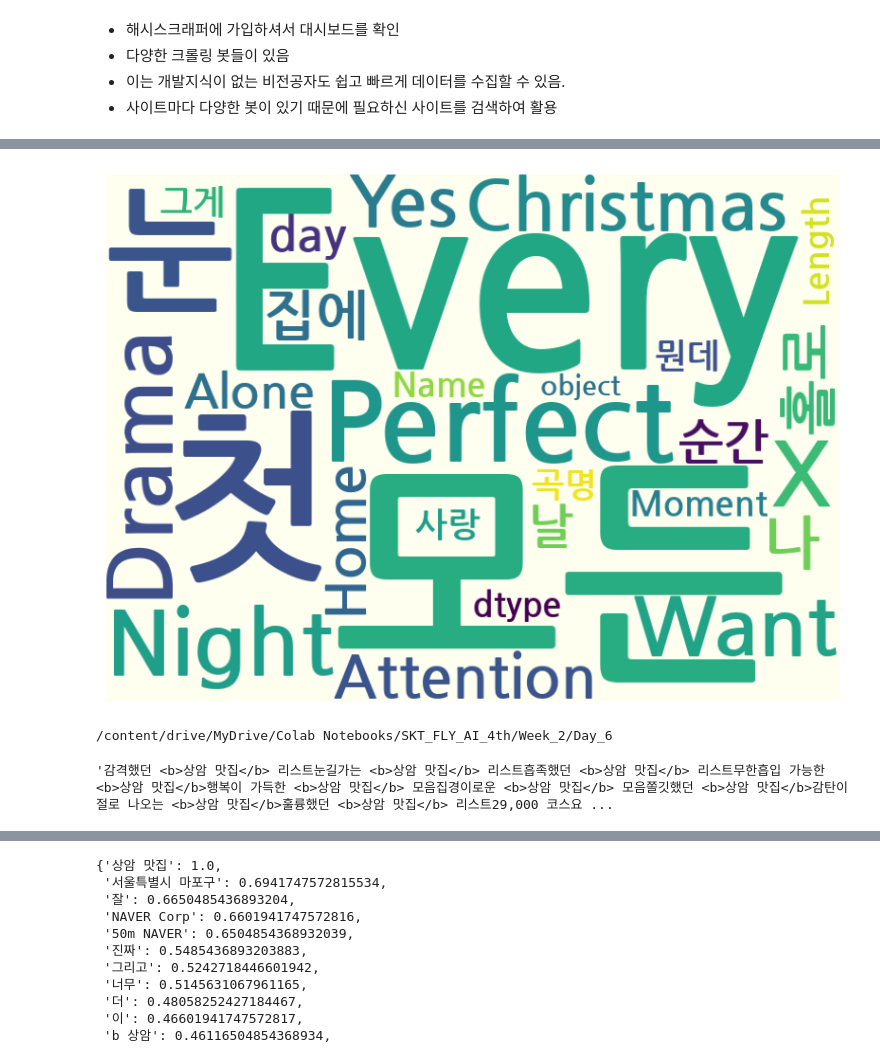
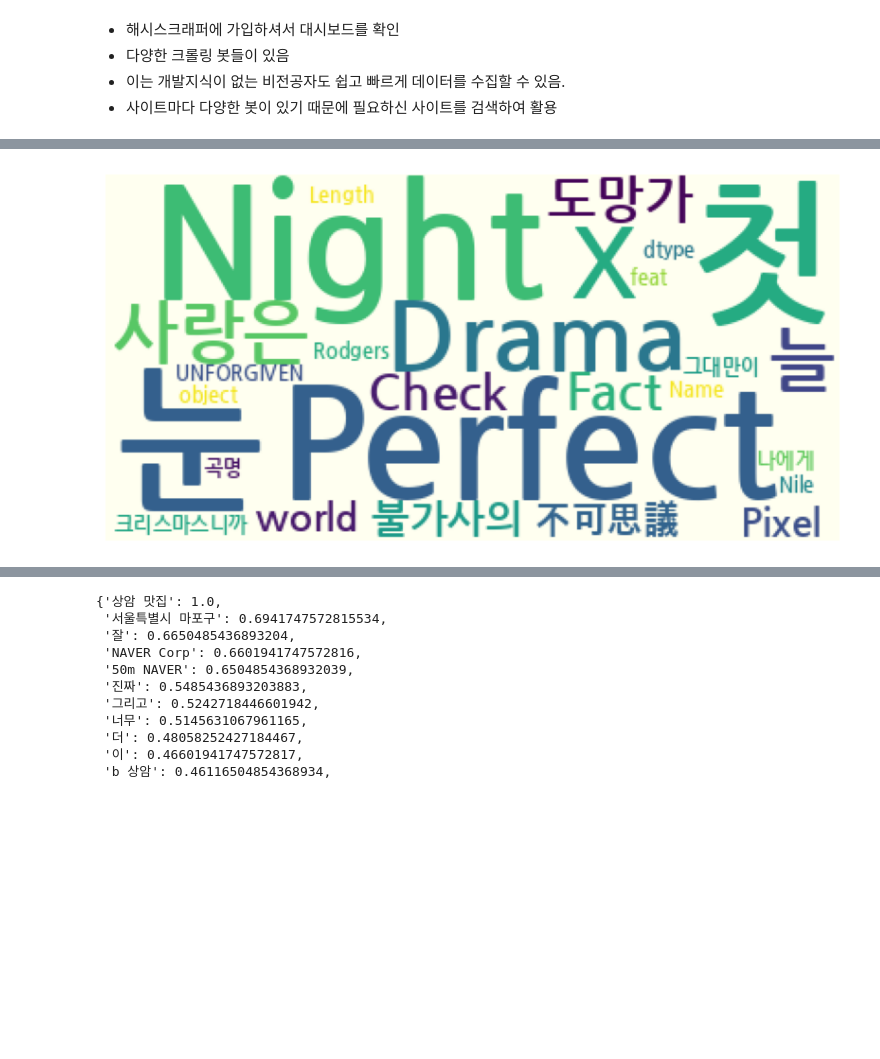
Before and after one commit to choijian/SKT_FLY_AI_4th, a Jupyter notebook: Week_2/Day_6/crawling2.ipynb, the cells around one changed output, grey strips where cells are left out. Cells and saved outputs as stored; diff of their text form; code cells hidden in the pictures; blank space fills up the shorter version.

```diff
--- a/Week_2/Day_6/crawling2.ipynb
+++ b/Week_2/Day_6/crawling2.ipynb
@@ -83,18 +76,10 @@ word_mask=np.array(Image.open('melon.png'))
 # %%
-wordcloud=WordCloud(max_words=50,font_path='/usr/share/fonts/truetype/nanum/NanumGothicBold.ttf',mask=word_mask,background_color='ivory').generate(str(text))
+wordcloud=WordCloud(max_words=50,font_path='/usr/share/fonts/truetype/nanum/NanumGothicBold.ttf',background_color='ivory').generate(str(text))
 plt.figure(figsize=(10,8))
 plt.imshow(wordcloud)
 plt.axis('off')
 plt.show()
 # %% [output]
-[figure, old version]
+[figure, new version]
-# %%
-cd /content/drive/MyDrive/Colab Notebooks/SKT_FLY_AI_4th/Week_2/Day_6
-# %% [output]
-/content/drive/MyDrive/Colab Notebooks/SKT_FLY_AI_4th/Week_2/Day_6
 # %%
 text = open('hangul_text.txt').read()
-# %%
-text
-# %% [output]
-'감격했던 <b>상암 맛집</b> 리스트눈길가는 <b>상암 맛집</b> 리스트흡족했던 <b>상암 맛집</b> 리스트무한흡입 가능한 <b>상암 맛집</b>행복이 가득한 <b>상암 맛집</b> 모음집경이로운 <b>상암 맛집</b> 모음쫄깃했던 <b>상암 맛집</b>감탄이 절로 나오는 <b>상암 맛집</b>훌륭했던 <b>상암 맛집</b> 리스트29,000 코스요 ...
```
Also changed, not shown: parts of 8 cells of this notebook.
